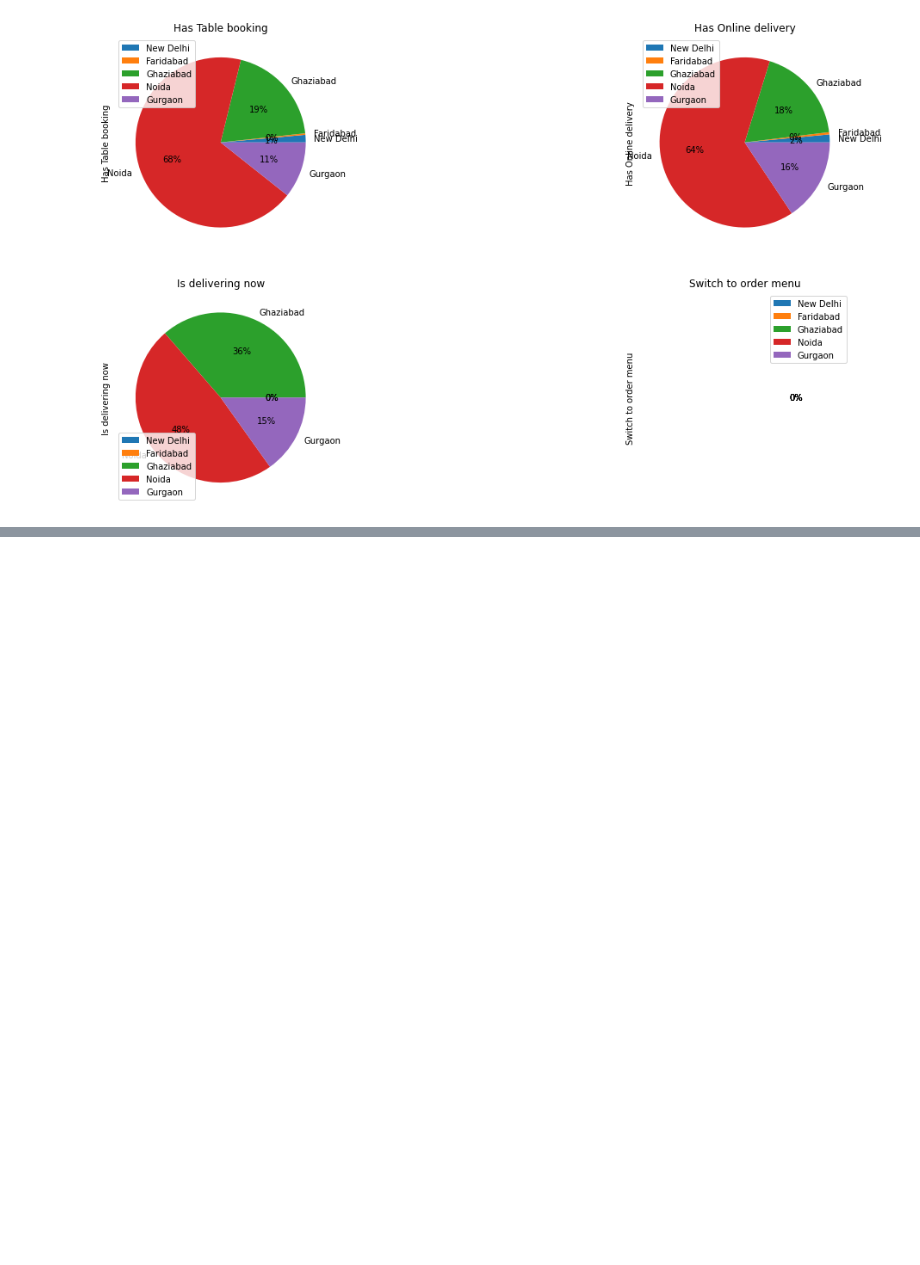
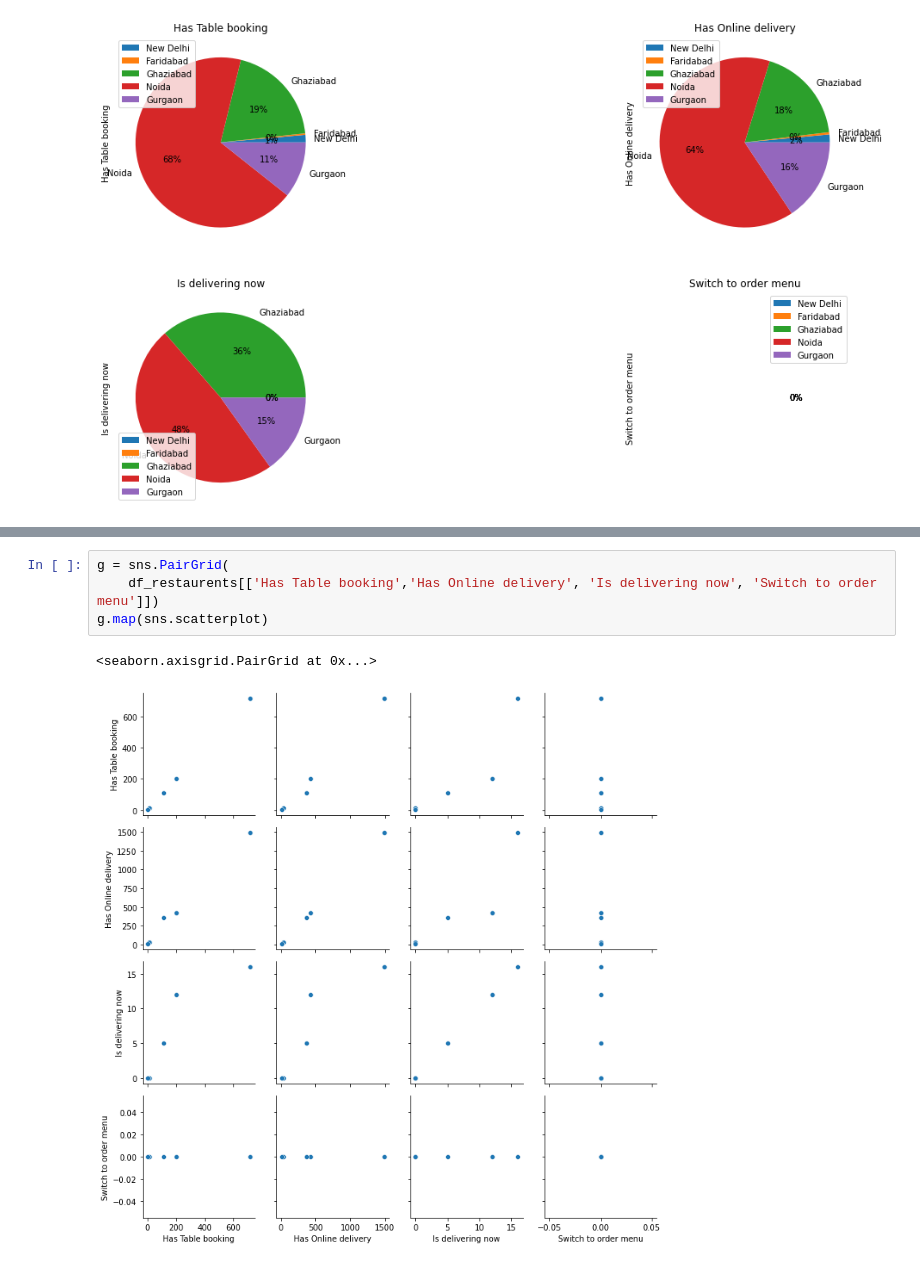
Before and after one commit to kapilkumar2001/restaurents_data_analysis_and_visualization, a Jupyter notebook: Project_201951079_201951060.ipynb, the cells around one changed output, grey strips where cells are left out. Drawn from its saved outputs; the diff is of its cells as text; blank space fills up the shorter version.

```diff
--- a/Project_201951079_201951060.ipynb
+++ b/Project_201951079_201951060.ipynb
@@ -299,0 +304,7 @@ plt.show()
+# %%
+g = sns.PairGrid(
+    df_restaurents[['Has Table booking','Has Online delivery', 'Is delivering now', 'Switch to order menu']])
+g.map(sns.scatterplot)
+# %% [output]
+<seaborn.axisgrid.PairGrid at 0x...>
+[figure, added]
```
Also changed, not shown: parts of 1 cell of this notebook, 1 other file.
